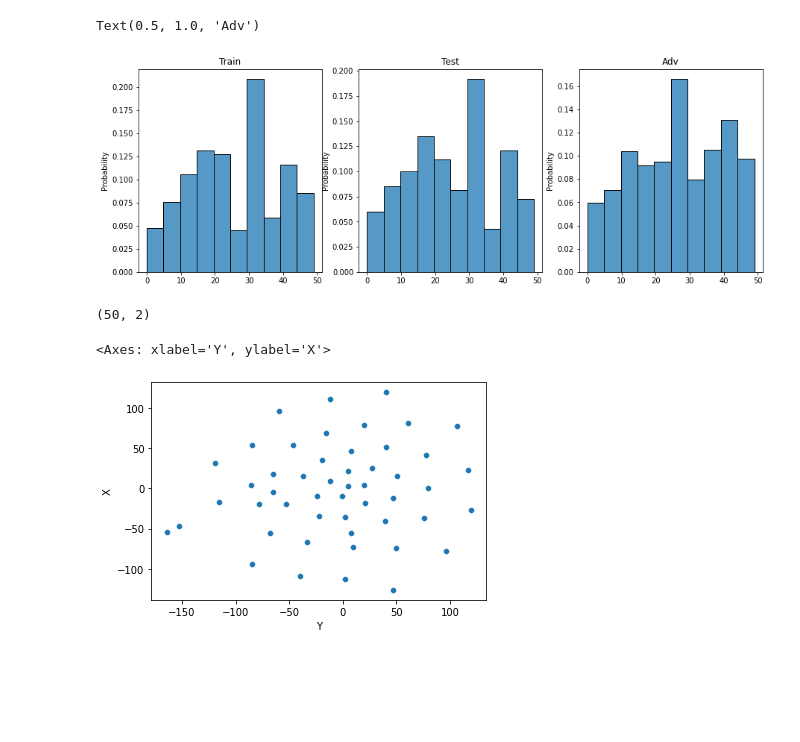
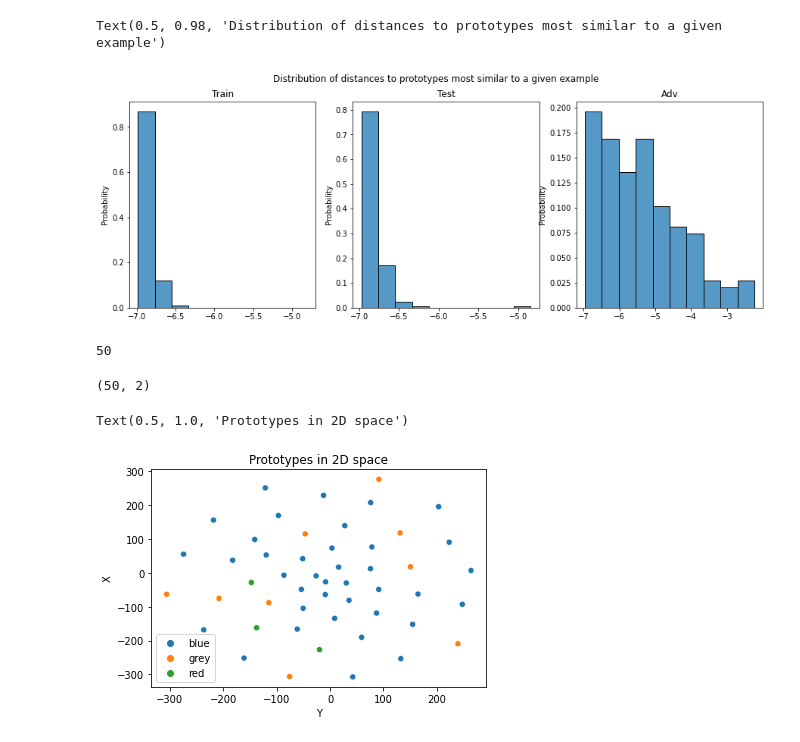
Before and after one commit to zhpinkman/Prototype-Learning, a Jupyter notebook: Notebooks/distance_from_prototypes_analyzer.ipynb, the cells around one changed output. Saved outputs shown, nothing was run; the diff lists cells and outputs as text; code cells hidden in the pictures; blank space fills up the shorter version.

Commit message:
Add the results on the analysis of the conformity of the test examples by the training examples

```diff
--- a/Notebooks/distance_from_prototypes_analyzer.ipynb
+++ b/Notebooks/distance_from_prototypes_analyzer.ipynb
@@ -19,17 +45,16 @@ bestk_train_data_per_proto = joblib.load("../artifacts/bestk_train_data_per_prot
 # %%
 fig, axs = plt.subplots(1, 3, figsize=(15, 5))
 
-train_prototypes_counts = best_protos_per_traineg[0].flatten().numpy()
-sns.histplot(train_prototypes_counts, bins=10, stat="probability", label="train", ax=axs[0])
+sns.histplot(best_protos_per_traineg[1][:, 0], bins=10, stat="probability", label="train", ax=axs[0])
 axs[0].set_title("Train")
 
-test_proto_counts = best_protos_per_testeg[0].flatten().numpy()
-sns.histplot(test_proto_counts, bins=10, stat="probability", label="test", ax=axs[1])
+sns.histplot(best_protos_per_testeg[1][:, 0], bins=10, stat="probability", label="test", ax=axs[1])
 axs[1].set_title("Test")
 
-adv_proto_counts = best_protos_per_adv['adv_test.csv'][0].flatten().numpy()
-sns.histplot(adv_proto_counts, bins=10, stat="probability", label="adv", ax=axs[2])
+sns.histplot(best_protos_per_adv['adv_test.csv'][1][:, 0], bins=10, stat="probability", label="adv", ax=axs[2])
 axs[2].set_title("Adv")
+
+fig.suptitle("Distribution of distances to prototypes most similar to a given example")
 # %% [output]
-Text(0.5, 1.0, 'Adv')
+Text(0.5, 0.98, 'Distribution of distances to prototypes most similar to a given example')
-[figure, old version]
+[figure, new version]
@@ -36,3 +75,7 @@ Text(0.5, 1.0, 'Adv')
+# %%
+len(colors)
+# %% [output]
+50
 # %%
 from sklearn.manifold import TSNE
 all_protos = all_prototypes.reshape(50, -1)
@@ -44,11 +87,12 @@ proto_df = {
     "X": all_protos_transformed[:,0].tolist(),
     "Y": all_protos_transformed[:,1].tolist()
 }
-sns.scatterplot(data=proto_df, x="Y", y="X")
+sns.scatterplot(data=proto_df, x="Y", y="X", hue=colors)
+plt.title("Prototypes in 2D space")
 # %% [output]
 (50, 2)
-<Axes: xlabel='Y', ylabel='X'>
+Text(0.5, 1.0, 'Prototypes in 2D space')
-[figure, old version]
+[figure, new version]
 # %%
 train_distances = best_protos_per_traineg[1].flatten()
 test_distances = best_protos_per_testeg[1].flatten()
```
Also changed, not shown: parts of 11 cells of this notebook, 2 other files.
